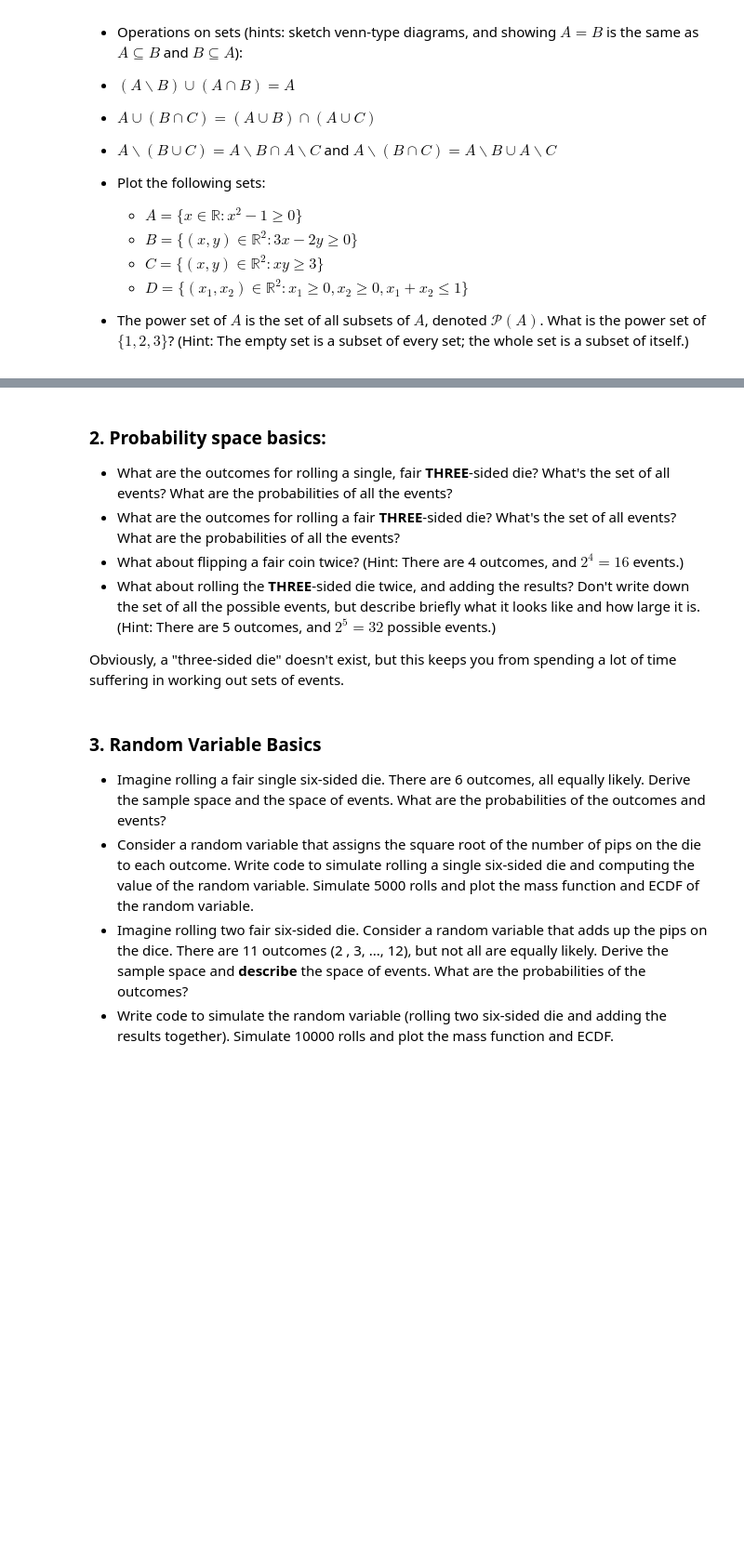
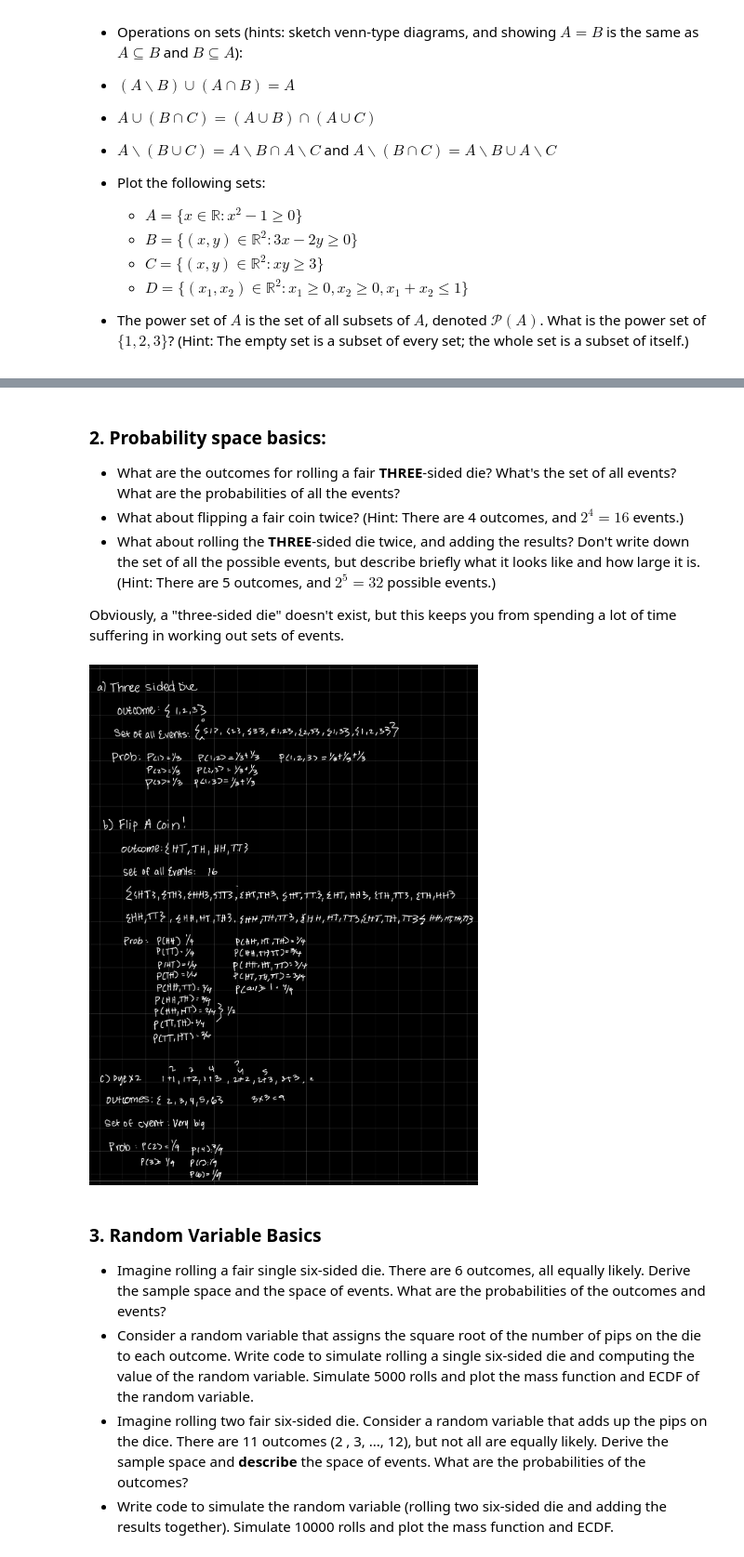
Before and after one commit to aeonlevy/Uncertainty_UVA, a Jupyter notebook: assignment_6.ipynb, the cells around one changed output, grey strips where cells are left out. Shown at 93% size. Drawn from its saved outputs; the diff is of its cells as text; code cells hidden in the pictures; blank space fills up the shorter version.

```diff
--- a/assignment_6.ipynb
+++ b/assignment_6.ipynb
@@ -18,12 +37,17 @@
 # %% [markdown]
 ### 2. Probability space basics:
 
-- What are the outcomes for rolling a single, fair **THREE**-sided die? What's the set of all events? What are the probabilities of all the events?
+
 - What are the outcomes for rolling a fair **THREE**-sided die? What's the set of all events? What are the probabilities of all the events?
 - What about flipping a fair coin twice? (Hint: There are 4 outcomes, and $2^{4} = 16$ events.)
 - What about rolling the **THREE**-sided die twice, and adding the results? Don't write down the set of all the possible events, but describe briefly what it looks like and how large it is. (Hint: There are 5 outcomes, and $2^{5}=32$ possible events.)
 
 Obviously, a "three-sided die" doesn't exist, but this keeps you from spending a lot of time suffering in working out sets of events.
+# %%
+photo_path_2 = os.path.join(desktop_path, "IMG_0216.jpg")
+Image(filename=photo_path_2)
+# %% [output]
+[figure, added]
 # %% [markdown]
 
 ### 3. Random Variable Basics
```
Also changed, not shown: parts of 22 cells of this notebook.
